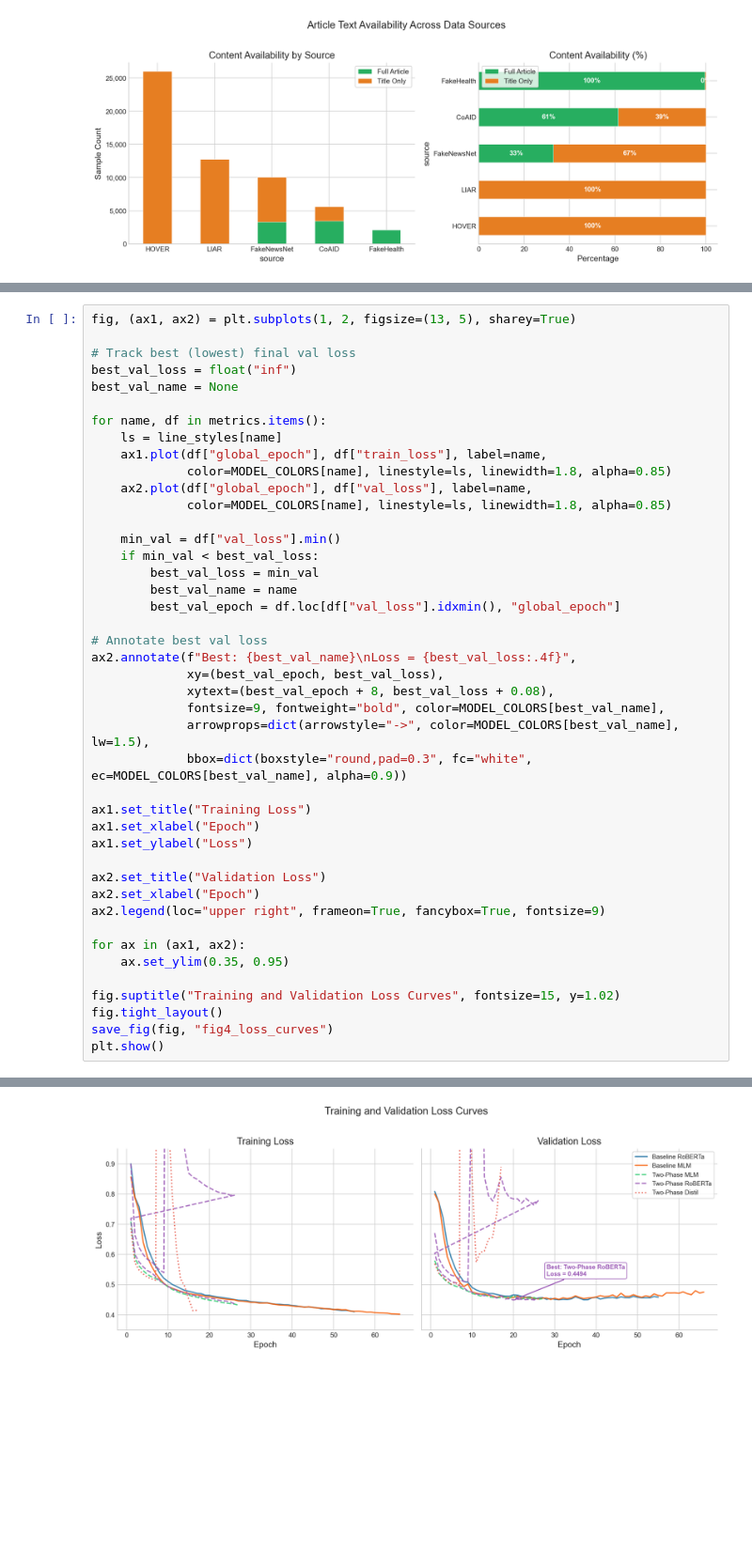
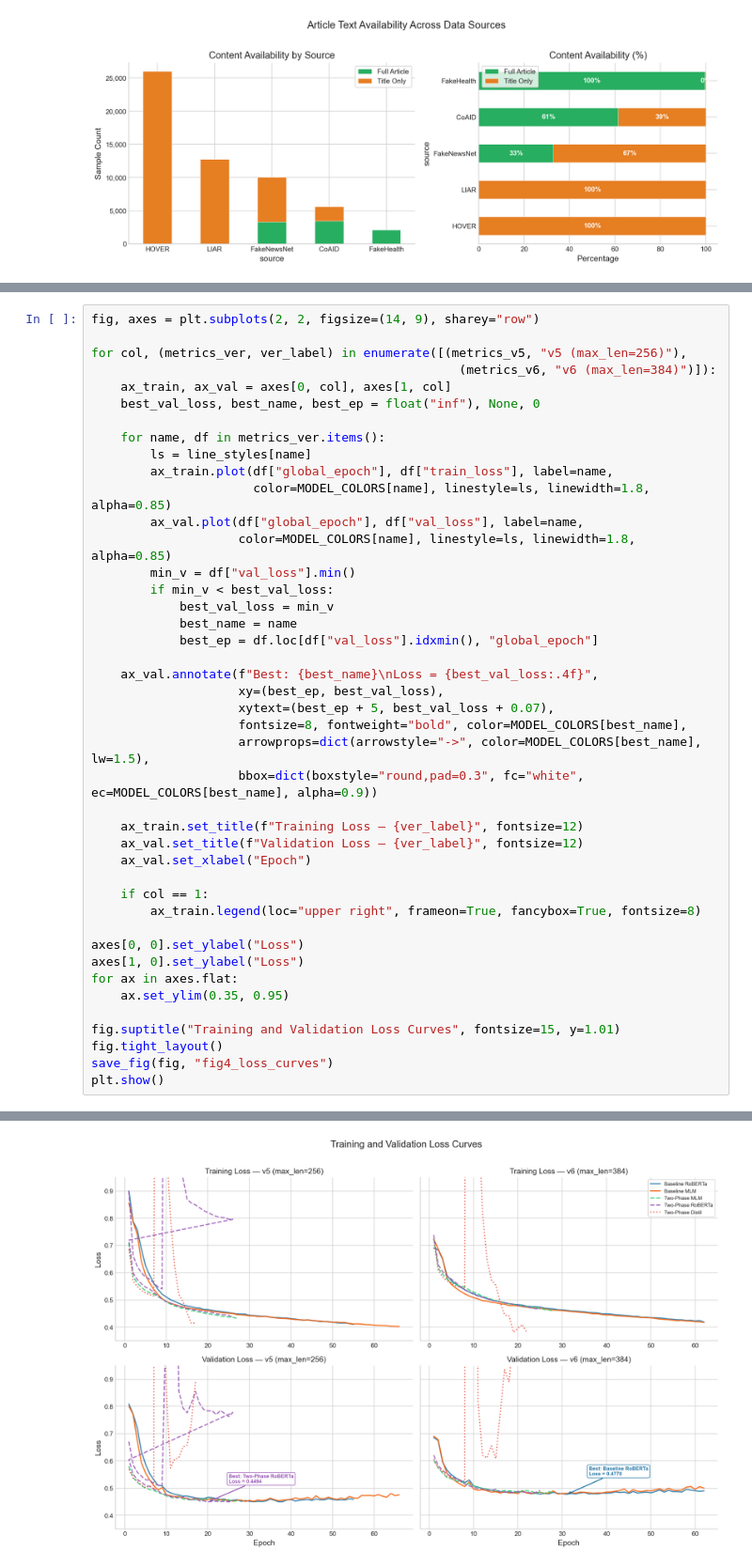
Before and after one commit to Western-Artificial-Intelligence/explainable-misinfo-ai, a Jupyter notebook: viz/paper_figures_executed.ipynb, the cells around one changed output, grey strips where cells are left out. Shown at 94% size. Drawn from its saved outputs; the diff is of its cells as text; blank space fills up the shorter version.

```diff
--- a/viz/paper_figures_executed.ipynb
+++ b/viz/paper_figures_executed.ipynb
@@ -305,47 +322,47 @@ plt.show()
 # %%
-fig, (ax1, ax2) = plt.subplots(1, 2, figsize=(13, 5), sharey=True)
+fig, axes = plt.subplots(2, 2, figsize=(14, 9), sharey="row")
 
-# Track best (lowest) final val loss
-best_val_loss = float("inf")
-best_val_name = None
+for col, (metrics_ver, ver_label) in enumerate([(metrics_v5, "v5 (max_len=256)"),
+                                                  (metrics_v6, "v6 (max_len=384)")]):
+    ax_train, ax_val = axes[0, col], axes[1, col]
+    best_val_loss, best_name, best_ep = float("inf"), None, 0
 
-for name, df in metrics.items():
-    ls = line_styles[name]
-    ax1.plot(df["global_epoch"], df["train_loss"], label=name,
-             color=MODEL_COLORS[name], linestyle=ls, linewidth=1.8, alpha=0.85)
-    ax2.plot(df["global_epoch"], df["val_loss"], label=name,
-             color=MODEL_COLORS[name], linestyle=ls, linewidth=1.8, alpha=0.85)
+    for name, df in metrics_ver.items():
+        ls = line_styles[name]
+        ax_train.plot(df["global_epoch"], df["train_loss"], label=name,
+                      color=MODEL_COLORS[name], linestyle=ls, linewidth=1.8, alpha=0.85)
+        ax_val.plot(df["global_epoch"], df["val_loss"], label=name,
+                    color=MODEL_COLORS[name], linestyle=ls, linewidth=1.8, alpha=0.85)
+        min_v = df["val_loss"].min()
+        if min_v < best_val_loss:
+            best_val_loss = min_v
+            best_name = name
+            best_ep = df.loc[df["val_loss"].idxmin(), "global_epoch"]
 
-    min_val = df["val_loss"].min()
-    if min_val < best_val_loss:
-        best_val_loss = min_val
-        best_val_name = name
-        best_val_epoch = df.loc[df["val_loss"].idxmin(), "global_epoch"]
+    ax_val.annotate(f"Best: {best_name}\nLoss = {best_val_loss:.4f}",
+                    xy=(best_ep, best_val_loss),
+                    xytext=(best_ep + 5, best_val_loss + 0.07),
+                    fontsize=8, fontweight="bold", color=MODEL_COLORS[best_name],
+                    arrowprops=dict(arrowstyle="->", color=MODEL_COLORS[best_name], lw=1.5),
+                    bbox=dict(boxstyle="round,pad=0.3", fc="white", ec=MODEL_COLORS[best_name], alpha=0.9))
 
-# Annotate best val loss
-ax2.annotate(f"Best: {best_val_name}\nLoss = {best_val_loss:.4f}",
-             xy=(best_val_epoch, best_val_loss),
-             xytext=(best_val_epoch + 8, best_val_loss + 0.08),
-             fontsize=9, fontweight="bold", color=MODEL_COLORS[best_val_name],
-             arrowprops=dict(arrowstyle="->", color=MODEL_COLORS[best_val_name], lw=1.5),
-             bbox=dict(boxstyle="round,pad=0.3", fc="white", ec=MODEL_COLORS[best_val_name], alpha=0.9))
+    ax_train.set_title(f"Training Loss — {ver_label}", fontsize=12)
+    ax_val.set_title(f"Validation Loss — {ver_label}", fontsize=12)
+    ax_val.set_xlabel("Epoch")
 
-ax1.set_title("Training Loss")
-ax1.set_xlabel("Epoch")
-ax1.set_ylabel("Loss")
+    if col == 1:
+        ax_train.legend(loc="upper right", frameon=True, fancybox=True, fontsize=8)
 
-ax2.set_title("Validation Loss")
-ax2.set_xlabel("Epoch")
-ax2.legend(loc="upper right", frameon=True, fancybox=True, fontsize=9)
-
-for ax in (ax1, ax2):
+axes[0, 0].set_ylabel("Loss")
+axes[1, 0].set_ylabel("Loss")
+for ax in axes.flat:
     ax.set_ylim(0.35, 0.95)
 
-fig.suptitle("Training and Validation Loss Curves", fontsize=15, y=1.02)
+fig.suptitle("Training and Validation Loss Curves", fontsize=15, y=1.01)
 fig.tight_layout()
 save_fig(fig, "fig4_loss_curves")
 plt.show()
 # %% [output]
   Saved fig4_loss_curves.png and fig4_loss_curves.pdf
-[figure, old version]
+[figure, new version]
 # %% [markdown]
```
Also changed, not shown: parts of 10 cells of this notebook, 24 other files.
